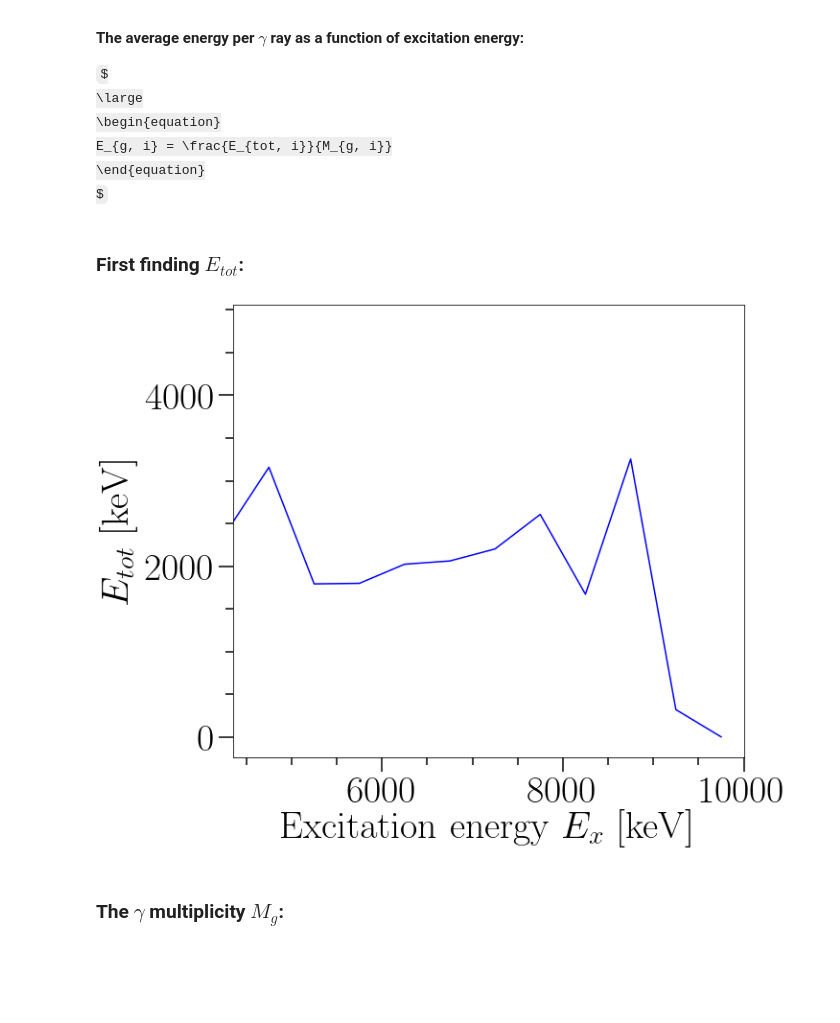
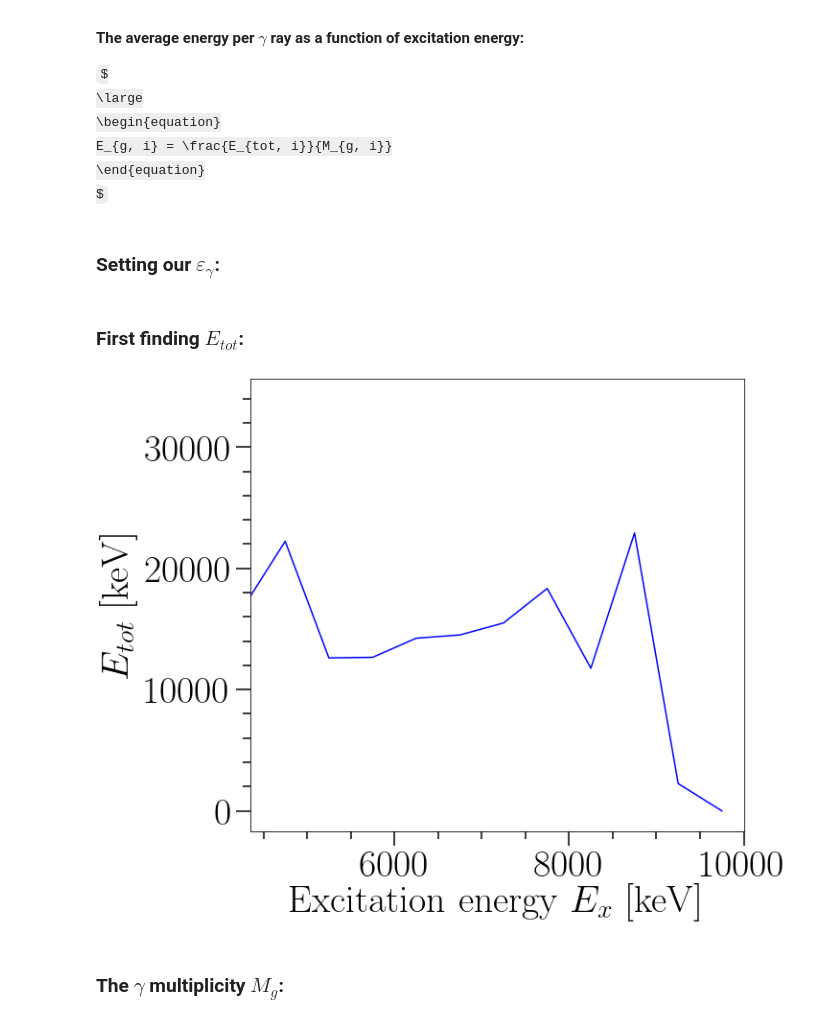
Before and after one commit to jvevik/Unfolding_and_PFG_extraction, a Jupyter notebook: Unfolding.ipynb, the cells around one changed output. Cells and saved outputs as stored; diff of their text form; code cells hidden in the pictures; some formulas as TeX source; blank space fills up the shorter version.

```diff
--- a/Unfolding.ipynb
+++ b/Unfolding.ipynb
@@ -23,7 +24,7 @@ def plotting(matrix=None, title=None, xlabel=None, ylabel=None, xlim=None, ylim=
              fontsize=40, labelsize=40, major_tick_length=15, minor_tick_length=8, tick_width=1.5, grid=False,
              scale=None, vmin=None, vmax=None, savefig=None, Type='Matrix', arg1=None, arg2=None):
     '''
-    Plotting function.
+    Plotting function. (should make this into a class when time)
 
     Keywords:
     matrix: full filename of the matrix you want to plot
@@ -394,33 +397,21 @@ $
     E_{g, i} = \frac{E_{tot, i}}{M_{g, i}}
 \end{equation}
 $
+# %% [markdown]
+### Setting our $\varepsilon_{\gamma}$:
+# %%
+epsilon = 0.142 #14.2% efficiency
 # %% [markdown]
 ### First finding $E_{tot}$:
 # %%
-eg_vs_multiplicity = np.zeros((len(unfolded.Eg),2))
-
-'''for i in range(len(unfolded.Eg)):
-    eg_vs_multiplicity[i][0] = unfolded.Eg[i]
-    eg_vs_multiplicity[i][1] = np.sum(unfolded.values, axis=0)[i]
-
-
-print(len(unfolded.values))
-print(np.shape(unfolded.values))
-print(len(unfolded.Eg))
-
 E_tot = np.zeros(len(unfolded.Ex))
 for i in range(len(E_tot)):
     for j in range(len(unfolded.Eg)):
-        E_tot[i] += eg_vs_multiplicity[j][0] * eg_vs_multiplicity[j][1]'''
-
-E_tot = np.zeros(len(unfolded.Ex))
-for i in range(len(E_tot)):
-    for j in range(len(unfolded.Eg)):
-        E_tot[i] += unfolded.Eg[j] * unfolded.values[i][j] /float(fission_values[i])
+        E_tot[i] += unfolded.Eg[j] * unfolded.values[i][j] /(float(fission_values[i])*epsilon)
 
 plotting(arg1 = unfolded.Ex, arg2 = E_tot, Type='Non-Ompy', ylabel=r'$E_{tot}$ [keV]', xlim=[4350,10000])
 # %% [output]
-[figure, old version]
+[figure, new version]
 # %% [markdown]
 ### The $\gamma$ multiplicity $M_g$:
 # %%
```
Also changed, not shown: parts of 11 cells of this notebook.
